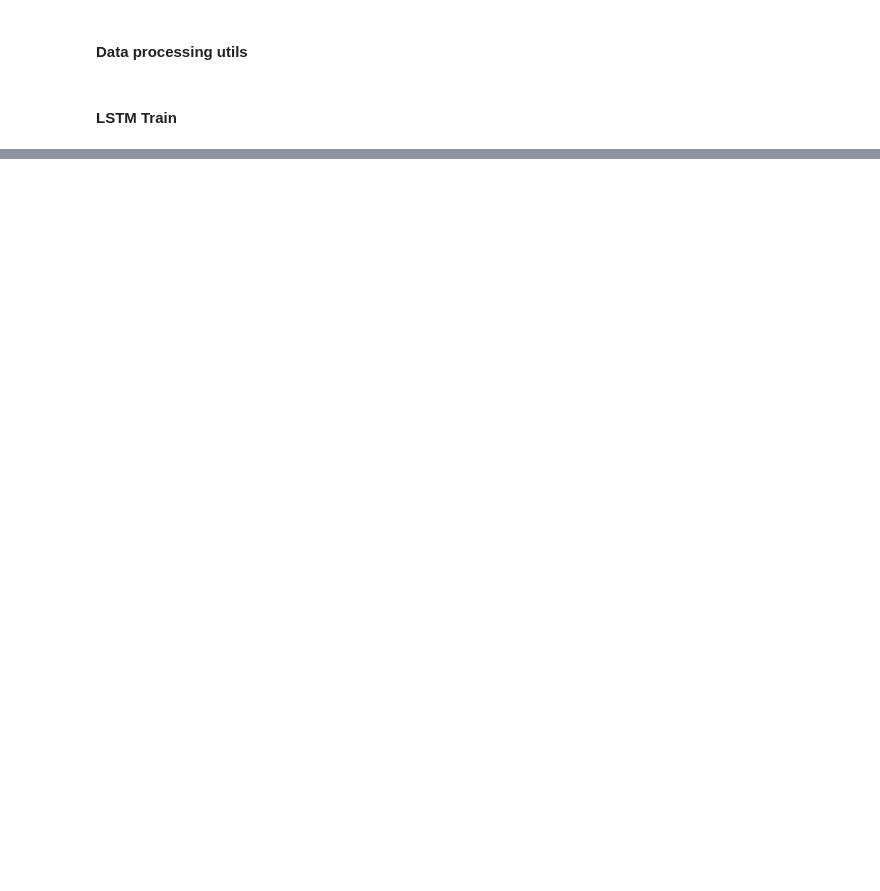
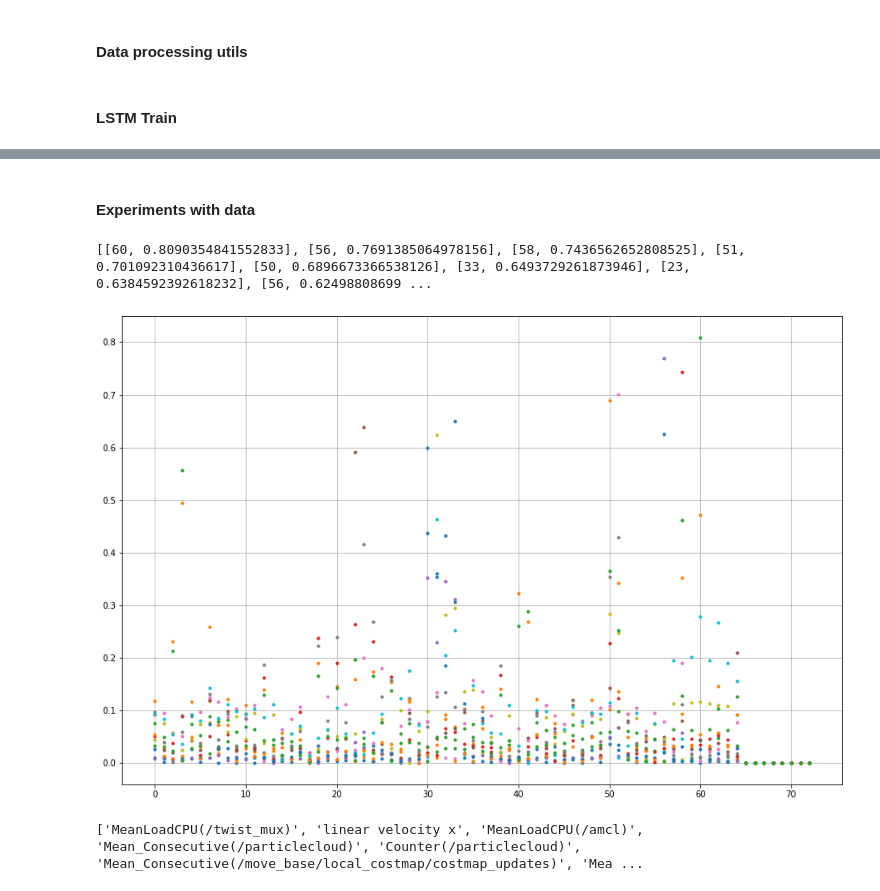
Before and after one commit to ivinokuri/generative-model, a Jupyter notebook: py/model/autoencoder/DataAnalyzing.ipynb, the cells around one changed output, grey strips where cells are left out. Cells and saved outputs as stored; diff of their text form; code cells hidden in the pictures; blank space fills up the shorter version.

```diff
--- a/py/model/autoencoder/DataAnalyzing.ipynb
+++ b/py/model/autoencoder/DataAnalyzing.ipynb
@@ -278,0 +293,25 @@ NameError: name 'os' is not defined
+# %% [markdown]
+#### Experiments with data
+# %%
+norm_data = normalize_data(DATA.copy())
+anomaly_norm_data = normalize_data(ANOMALY_DATA.copy())
+pca = PCA(n_components=0.9)
+new_data = pca.fit_transform(norm_data)
+n_pcs = pca.n_components_
+most_important = [[np.abs(pca.components_[i]).argmax(), np.abs(pca.components_[i]).max()] for i in range(n_pcs)]
+most_important = sorted(most_important , key=lambda a_entry: -a_entry[1])
+print(most_important)
+two_cols = pca.components_#[:2, :]
+fig, axs = plt.subplots(1, figsize=(15, 10))
+axs.plot(abs(two_cols.T), ".")
+plt.grid()
+plt.show()
+plt.close()
+
+initial_feature_names = DATA.columns
+most_important_column_names = [initial_feature_names[most_important[i][0]] for i in range(n_pcs)]
+print(most_important_column_names)
+# %% [output]
+[[60, 0.8090354841552833], [56, 0.7691385064978156], [58, 0.7436562652808525], [51, 0.701092310436617], [50, 0.6896673366538126], [33, 0.6493729261873946], [23, 0.6384592392618232], [56, 0.62498808699 ...
+[figure, added]
+['MeanLoadCPU(/twist_mux)', 'linear velocity x', 'MeanLoadCPU(/amcl)', 'Mean_Consecutive(/particlecloud)', 'Counter(/particlecloud)', 'Mean_Consecutive(/move_base/local_costmap/costmap_updates)', 'Mea ...
```
Also changed, not shown: parts of 16 cells of this notebook.
